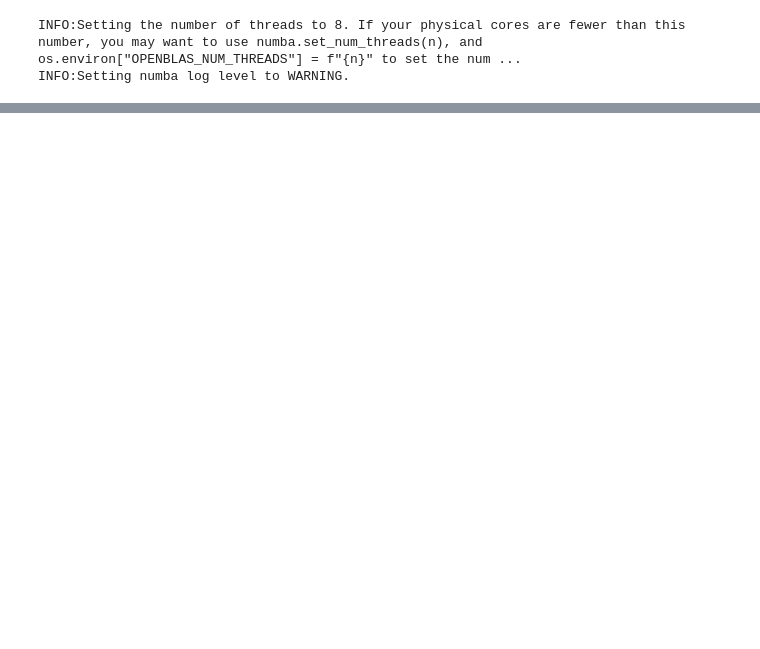
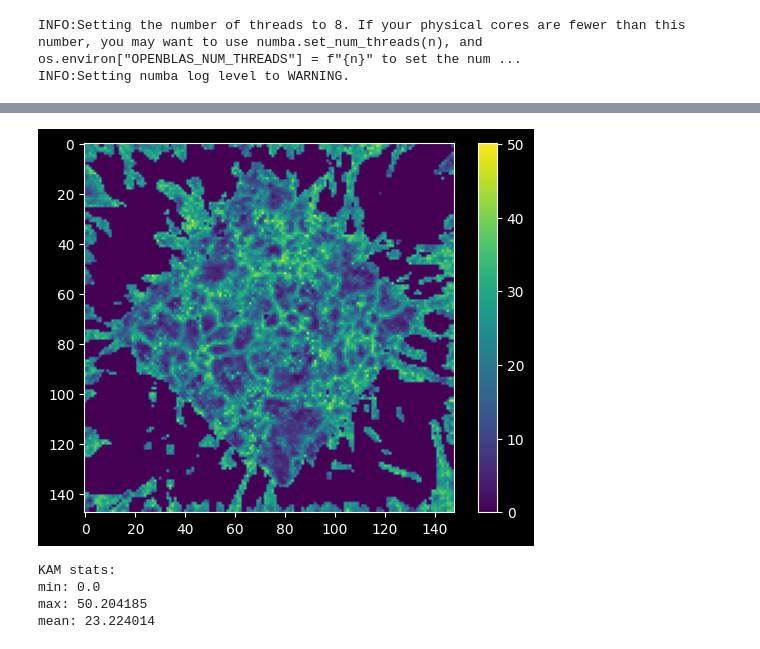
Before and after one commit to msaca-okse/basis_adaptive_textom, a Jupyter notebook: testing/texture_analysis.ipynb, the cells around one changed output, grey strips where cells are left out. Cells and saved outputs as stored; diff of their text form; code cells hidden in the pictures; blank space fills up the shorter version.

```diff
--- a/testing/texture_analysis.ipynb
+++ b/testing/texture_analysis.ipynb
@@ -301,0 +272,34 @@ for n_iter in [2, 20, 500, 5000]:
+# %%
+op = PFO_OPENCL_BATCHED(
+        cfg = cfg,
+        two_thetas = two_theta_new,
+        verbose=False)
+
+# op.set_kernel_sigma(kernel_sigma=ks)
+# op.set_peak_width(peak_width=pw)
+
+queue = op.queue
+Nx, Ny, K = op.Nx, op.Nx, op.K_sum
+
+x0_gpu = clarray.zeros(
+    queue,
+    (Nx, Ny, K),
+    dtype=np.float32,
+    order="F",
+)
+
+out_cpu = np.ascontiguousarray(
+    all_data_reshaped,
+    dtype=np.float32
+)
+out_gpu = clarray.to_device(queue, out_cpu)
+assert out_gpu.flags.c_contiguous
+op.set_pf_batch_max_gb(2.0)
+# l1 constant: 1e7
+# tv constant: 1e-5
+# L constant for l1: 5e11
+solver = FISTAOpenCL(op, prox_kind="nonneg_tv", lam=1.5e-6, L=1e12)
+
+
+x_sol_gpu = solver.run(x0_gpu, out_gpu, niter=100, verbose=1, diagnostics_interval=1)
+coeffs = x_sol_gpu.get().transpose((0,1,2))[::-1,::-1]
@@ -342,0 +685,17 @@ plt.show()
+# %%
+mask = coeffs.sum(axis=-1) > 0.03
+kam_masked = np.zeros_like(kam)
+kam_masked[mask] = kam[mask]
+plt.imshow(kam_masked)
+plt.colorbar()
+plt.show()
+print("KAM stats:")
+print("min:", np.nanmin(kam))
+print("max:", np.nanmax(kam))
+print("mean:", np.nanmean(kam))
+# %% [output]
+[figure, added]
+KAM stats:
+min: 0.0
+max: 50.204185
+mean: 23.224014
```
Also changed, not shown: parts of 19 cells of this notebook, 5 other files.
